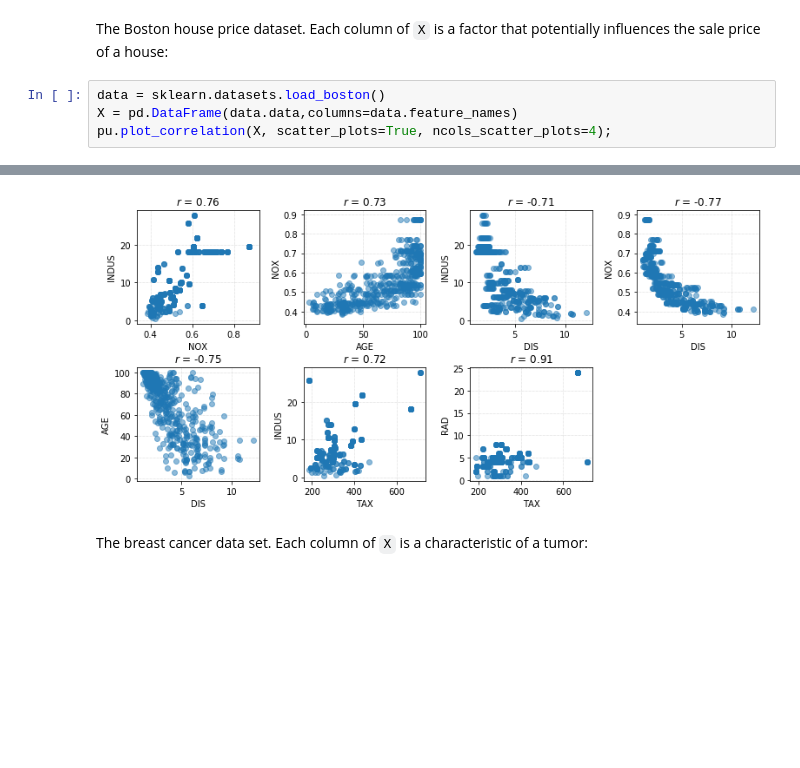
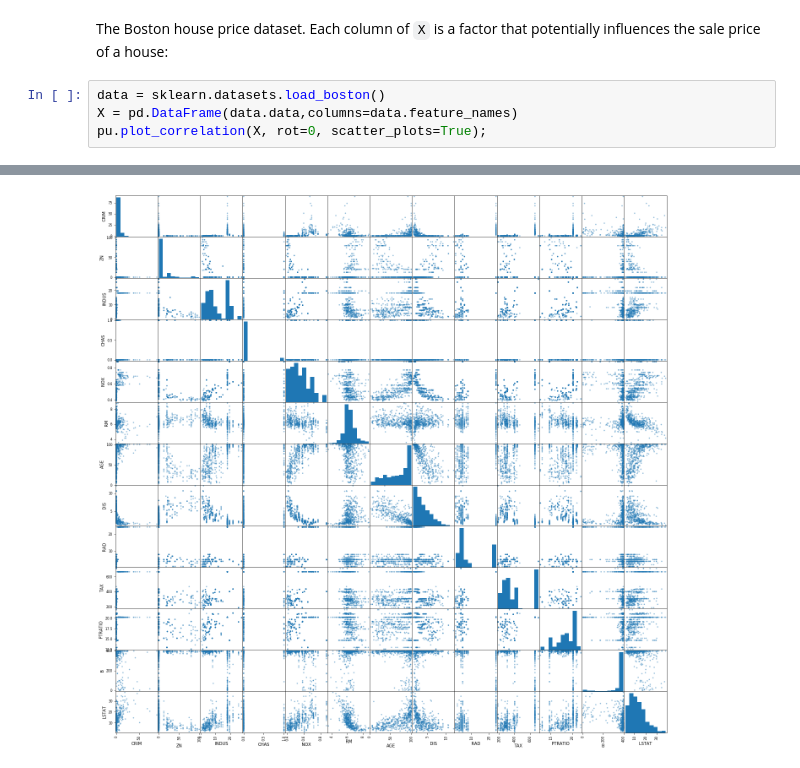
Before and after one commit to teiband/python-plot-utilities, a Jupyter notebook: examples/Correlation_matrix_examples.ipynb, the cells around one changed output, grey strips where cells are left out. Saved outputs shown, nothing was run; the diff lists cells and outputs as text; blank space fills up the shorter version.

```diff
--- a/examples/Correlation_matrix_examples.ipynb
+++ b/examples/Correlation_matrix_examples.ipynb
@@ -18,5 +26,5 @@ The Boston house price dataset. Each column of `X` is a factor that potentially
 # %%
 data = sklearn.datasets.load_boston()
 X = pd.DataFrame(data.data,columns=data.feature_names)
-pu.plot_correlation(X, scatter_plots=True, ncols_scatter_plots=4);
+pu.plot_correlation(X, rot=0, scatter_plots=True);
 # %% [output]
@@ -24,3 +32 @@ pu.plot_correlation(X, scatter_plots=True, ncols_scatter_plots=4);
-[figure, old version]
+[figure, new version]
-# %% [markdown]
-The breast cancer data set. Each column of `X` is a characteristic of a tumor:
```
Also changed, not shown: parts of 4 cells of this notebook, 5 other files.
